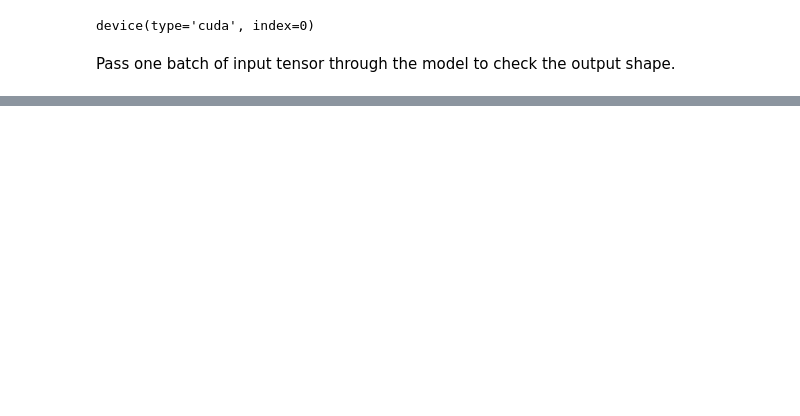
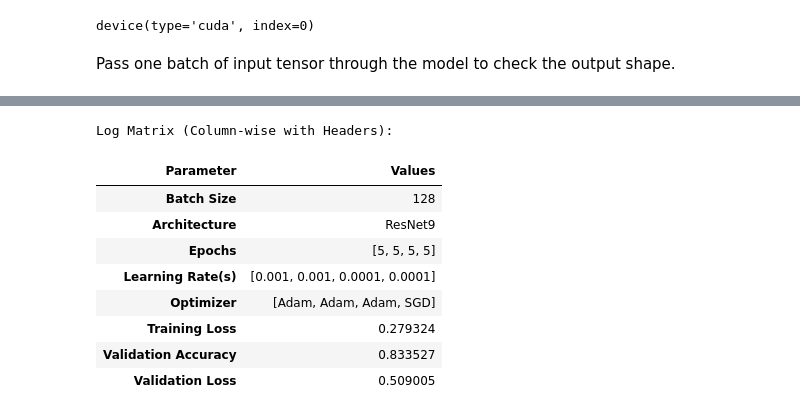
Before and after one commit to DexTerMtor-Rahul/Flower-Species-Classification, a Jupyter notebook: flower_species_classification.ipynb, the cells around one changed output, grey strips where cells are left out. Cells and saved outputs as stored; diff of their text form; code cells hidden in the pictures; blank space fills up the shorter version.

```diff
--- a/flower_species_classification.ipynb
+++ b/flower_species_classification.ipynb
@@ -256,0 +393,43 @@ OutOfMemoryError: CUDA out of memory. Tried to allocate 32.00 MiB. GPU
+# %%
+import pandas as pd
+
+def log_matrix(batch_size, architecture, epochs, lrs, opt, train_loss, val_acc, val_loss):
+    log = {
+        'Parameter':'Values',
+        'Batch Size': [batch_size],
+        'Architecture': [architecture],
+        'Epochs': [epochs],
+        'Learning Rate(s)': [lrs],
+        'Optimizer': [opt],
+        'Training Loss': [train_loss],
+        'Validation Accuracy': [val_acc],
+        'Validation Loss': [val_loss]
+    }
+
+    log_matrix = pd.DataFrame(log)
+    log_matrix = log_matrix.T
+    log_matrix.columns = log_matrix.iloc[0]
+    log_matrix = log_matrix.iloc[1:]
+
+    print("Log Matrix (Column-wise with Headers):")
+    return log_matrix
+# %%
+log_matrix(batch_size=batch_size,
+           architecture='ResNet9',
+           epochs=[5,5,5,5],
+           lrs=[0.001, 0.001, 1e-4, 1e-4],
+           opt=['Adam', 'Adam', 'Adam', 'SGD'],
+           train_loss=history[-1]['train_loss'],
+           val_acc=history[-1]['val_acc'],
+           val_loss=history[-1]['val_loss'])
+# %% [output]
+Log Matrix (Column-wise with Headers):
+| Parameter | Values |
+| Batch Size | 128 |
+| Architecture | ResNet9 |
+| Epochs | [5, 5, 5, 5] |
+| Learning Rate(s) | [0.001, 0.001, 0.0001, 0.0001] |
+| Optimizer | [Adam, Adam, Adam, SGD] |
+| Training Loss | 0.279324 |
+| Validation Accuracy | 0.833527 |
+| Validation Loss | 0.509005 |
```
Also changed, not shown: parts of 24 cells of this notebook.
